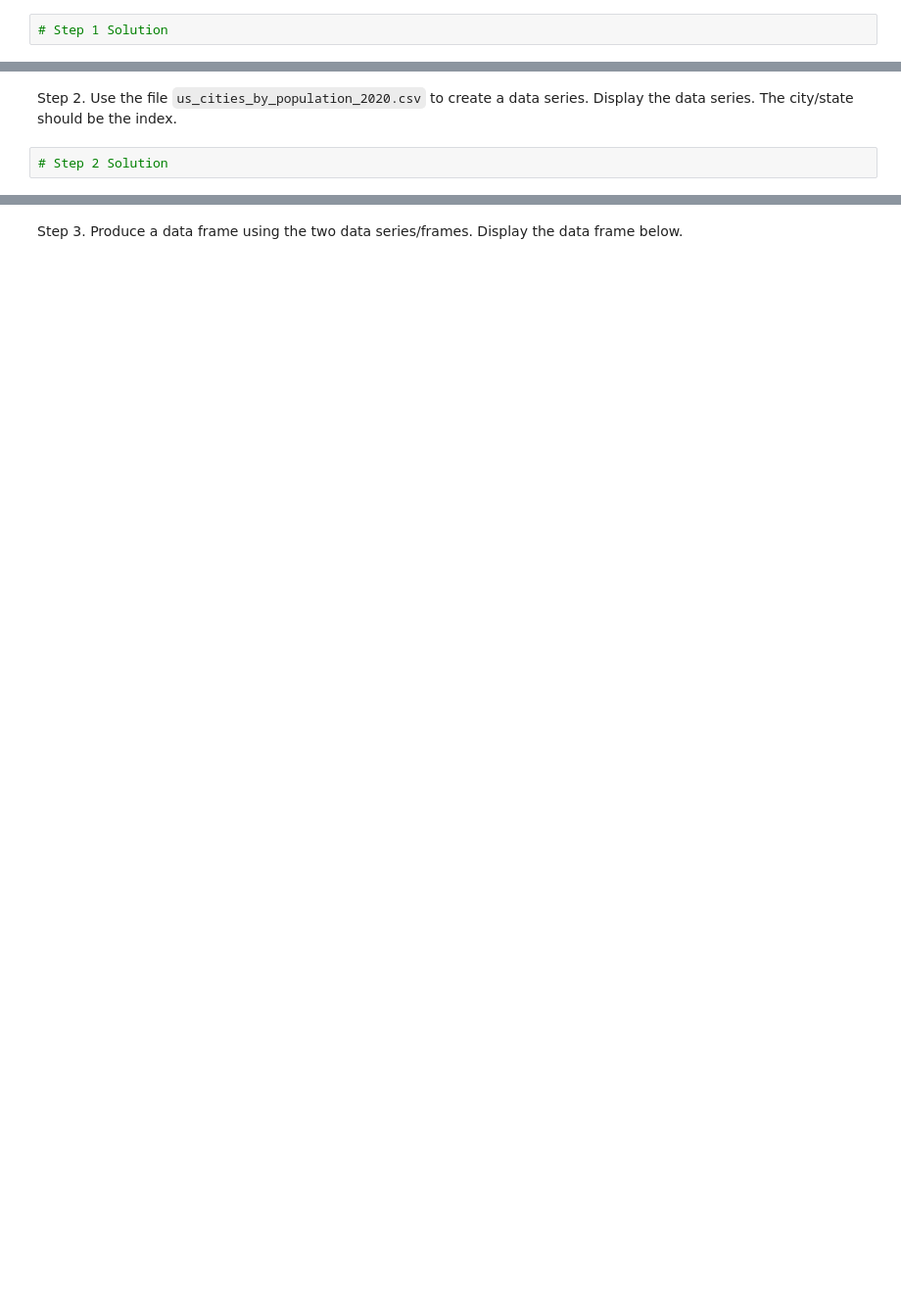
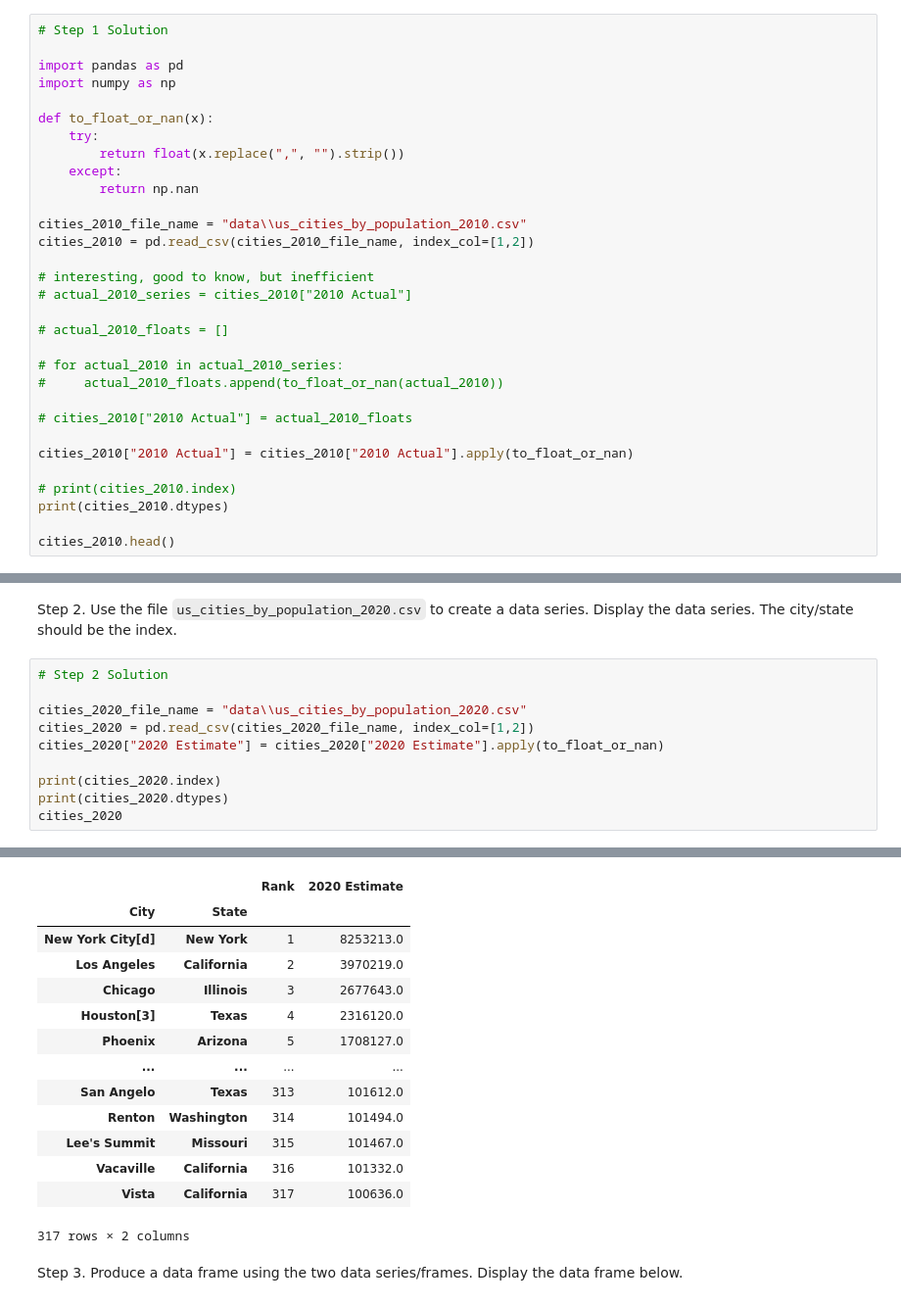
Before and after one commit to t4d-classes/advanced-python_10242022, a Jupyter notebook: jupyter/exercises/04_Exercise.ipynb, the cells around one changed output, grey strips where cells are left out. Shown at 98% size. Cells and saved outputs as stored; diff of their text form; blank space fills up the shorter version.

```diff
--- a/jupyter/exercises/04_Exercise.ipynb
+++ b/jupyter/exercises/04_Exercise.ipynb
@@ -4,3 +4,32 @@
 Step 1. Use the file `us_cities_by_population_2010.csv` to create a data series. Display the data series. The city/state should be the index.
 # %%
 # Step 1 Solution
+
+import pandas as pd
+import numpy as np
+
+def to_float_or_nan(x):
+    try:
+        return float(x.replace(",", "").strip())
+    except:
+        return np.nan
+
+cities_2010_file_name = "data\\us_cities_by_population_2010.csv"
+cities_2010 = pd.read_csv(cities_2010_file_name, index_col=[1,2])
+
+# interesting, good to know, but inefficient
+# actual_2010_series = cities_2010["2010 Actual"]
+
+# actual_2010_floats = []
+
+# for actual_2010 in actual_2010_series:
+#     actual_2010_floats.append(to_float_or_nan(actual_2010))
+
+# cities_2010["2010 Actual"] = actual_2010_floats
+
+cities_2010["2010 Actual"] = cities_2010["2010 Actual"].apply(to_float_or_nan)
+
+# print(cities_2010.index)
+print(cities_2010.dtypes)
+
+cities_2010.head()
@@ -8,3 +48,12 @@ Step 1. Use the file `us_cities_by_population_2010.csv` to create a data series.
 Step 2. Use the file `us_cities_by_population_2020.csv` to create a data series. Display the data series. The city/state should be the index.
 # %%
 # Step 2 Solution
+
+cities_2020_file_name = "data\\us_cities_by_population_2020.csv"
+cities_2020 = pd.read_csv(cities_2020_file_name, index_col=[1,2])
+cities_2020["2020 Estimate"] = cities_2020["2020 Estimate"].apply(to_float_or_nan)
+
+print(cities_2020.index)
+print(cities_2020.dtypes)
+cities_2020
+# %% [output]
@@ -11,3 +77,17 @@ Step 2. Use the file `us_cities_by_population_2020.csv` to create a data series.
+|  |  | Rank | 2020 Estimate |
+| City | State |  |  |
+| New York City[d] | New York | 1 | 8253213.0 |
+| Los Angeles | California | 2 | 3970219.0 |
+| Chicago | Illinois | 3 | 2677643.0 |
+| Houston[3] | Texas | 4 | 2316120.0 |
+| Phoenix | Arizona | 5 | 1708127.0 |
+| ... | ... | ... | ... |
+| San Angelo | Texas | 313 | 101612.0 |
+| Renton | Washington | 314 | 101494.0 |
+| Lee's Summit | Missouri | 315 | 101467.0 |
+| Vacaville | California | 316 | 101332.0 |
+| Vista | California | 317 | 100636.0 |
+317 rows × 2 columns
 # %% [markdown]
 Step 3. Produce a data frame using the two data series/frames. Display the data frame below.
 # %%
```
Also changed, not shown: parts of 8 cells of this notebook, 2 other files.
